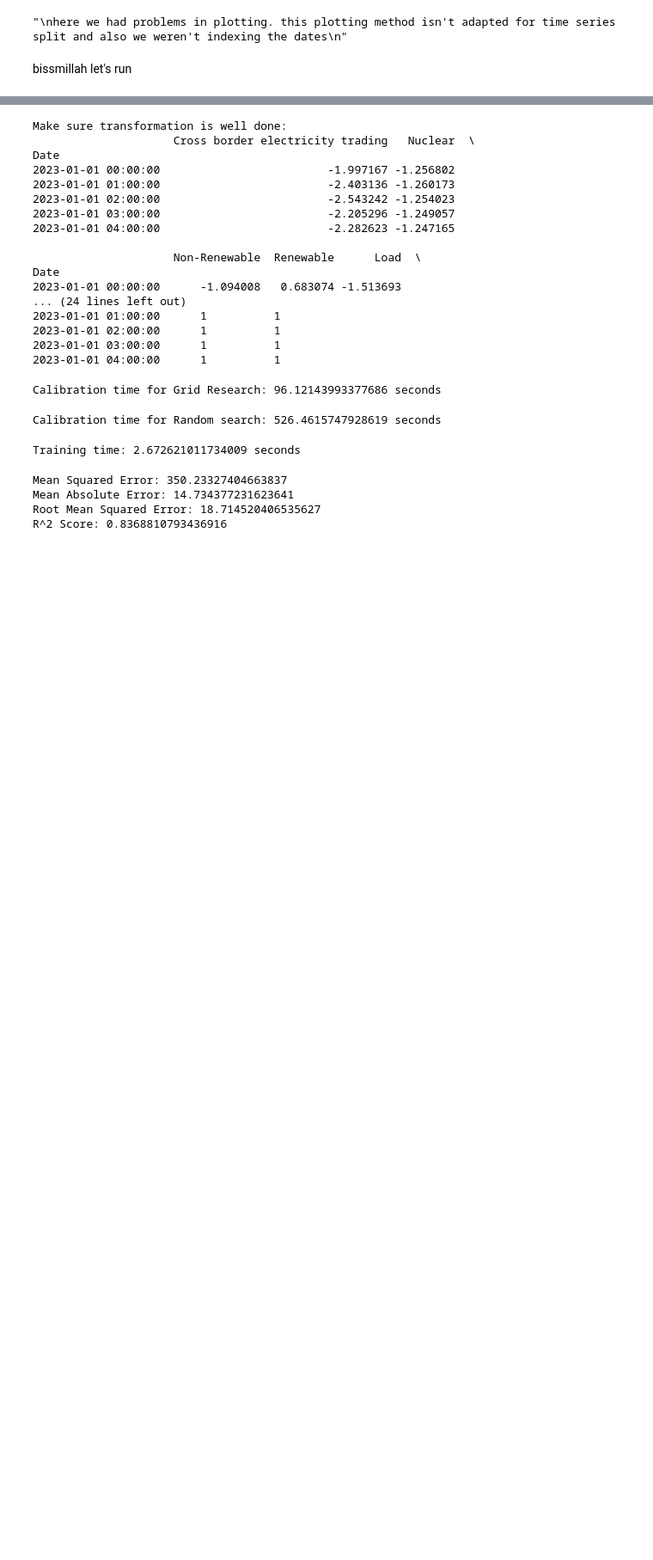
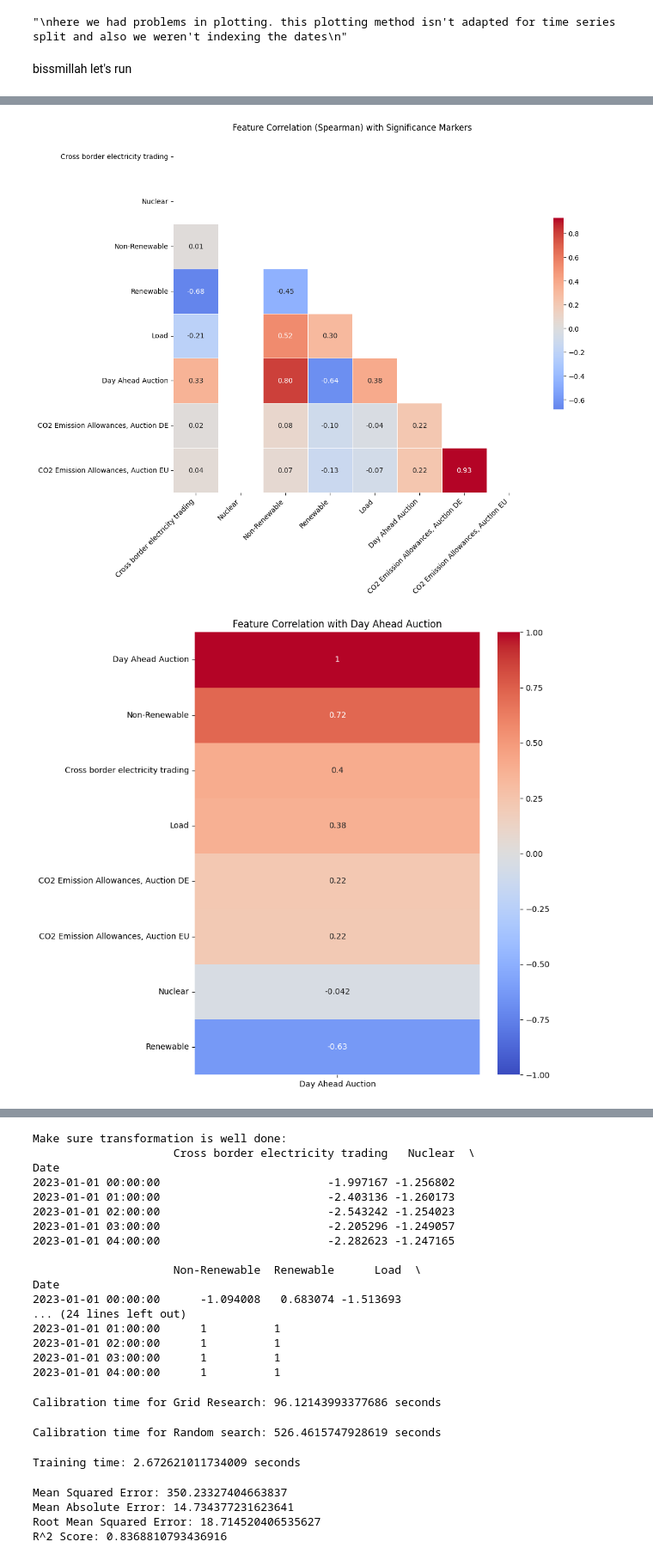
Before and after one commit to Mohamed-Abdellahi/ML-electricity, a Jupyter notebook: part2.ipynb, the cells around one changed output, grey strips where cells are left out. Shown at 86% size. Drawn from its saved outputs; the diff is of its cells as text; code cells hidden in the pictures; blank space fills up the shorter version.

```diff
--- a/part2.ipynb
+++ b/part2.ipynb
@@ -313,5 +361,8 @@ path_home = '/Users/mohamedabdellahi/Desktop/Trust the process/1- M203/master th
 path= path_home
 target_column_name= 'Day Ahead Auction'
 df = pd.read_excel(path, skiprows=[1])
+df.set_index('Date', inplace=True)
 explore_data(df)
+show_correlation1(df,'spearman')
+show_correlation(df, 'Day Ahead Auction')
 # %% [output]
@@ -334,2 +385,4 @@ CO2 Emission Allowances, Auction EU           float64
 dtype: object
+[figure, added]
+[figure, added]
 # %%
```
Also changed, not shown: parts of 8 cells of this notebook, 1 other file.
